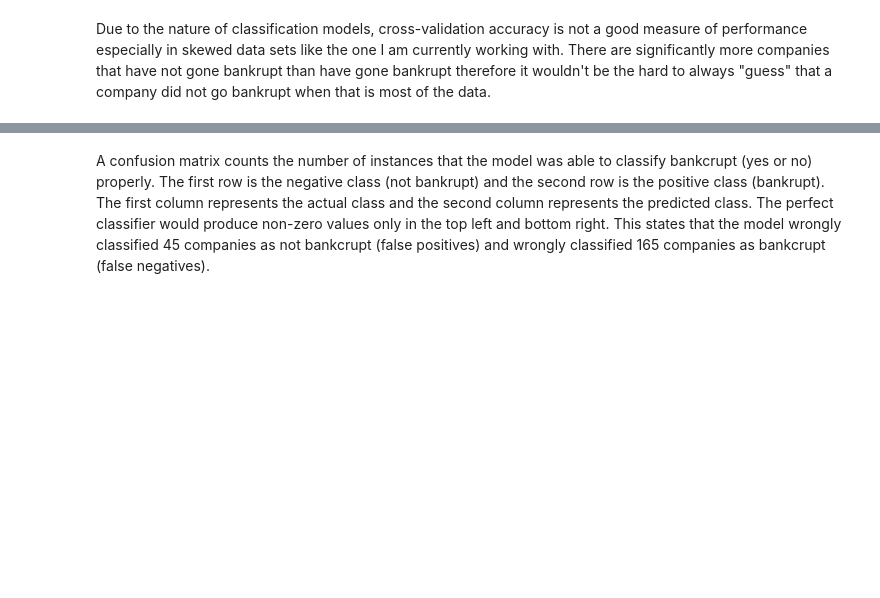
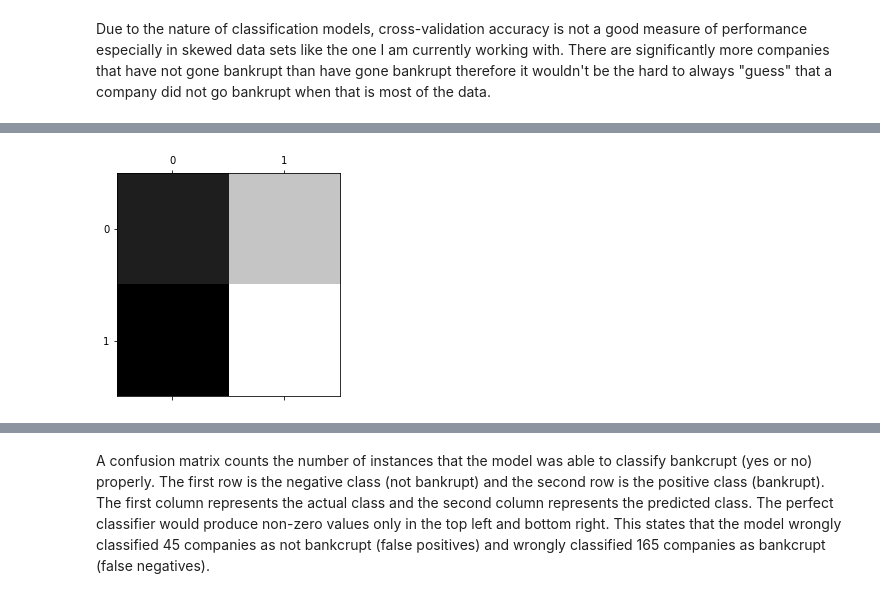
Before and after one commit to erinmcmahon26/Company-Bankruptcy-Prediction, a Jupyter notebook: Company_Bankruptcy.ipynb, the cells around one changed output, grey strips where cells are left out. Drawn from its saved outputs; the diff is of its cells as text; code cells hidden in the pictures; blank space fills up the shorter version.

```diff
--- a/Company_Bankruptcy.ipynb
+++ b/Company_Bankruptcy.ipynb
@@ -195,0 +280,7 @@ array([[5241,   45],
+# %%
+conf_mx = confusion_matrix(y_train, y_train_pred)
+# %%
+plt.matshow(conf_mx, cmap=plt.cm.gray)
+plt.show()
+# %% [output]
+[figure, added]
```
Also changed, not shown: parts of 44 cells of this notebook.
